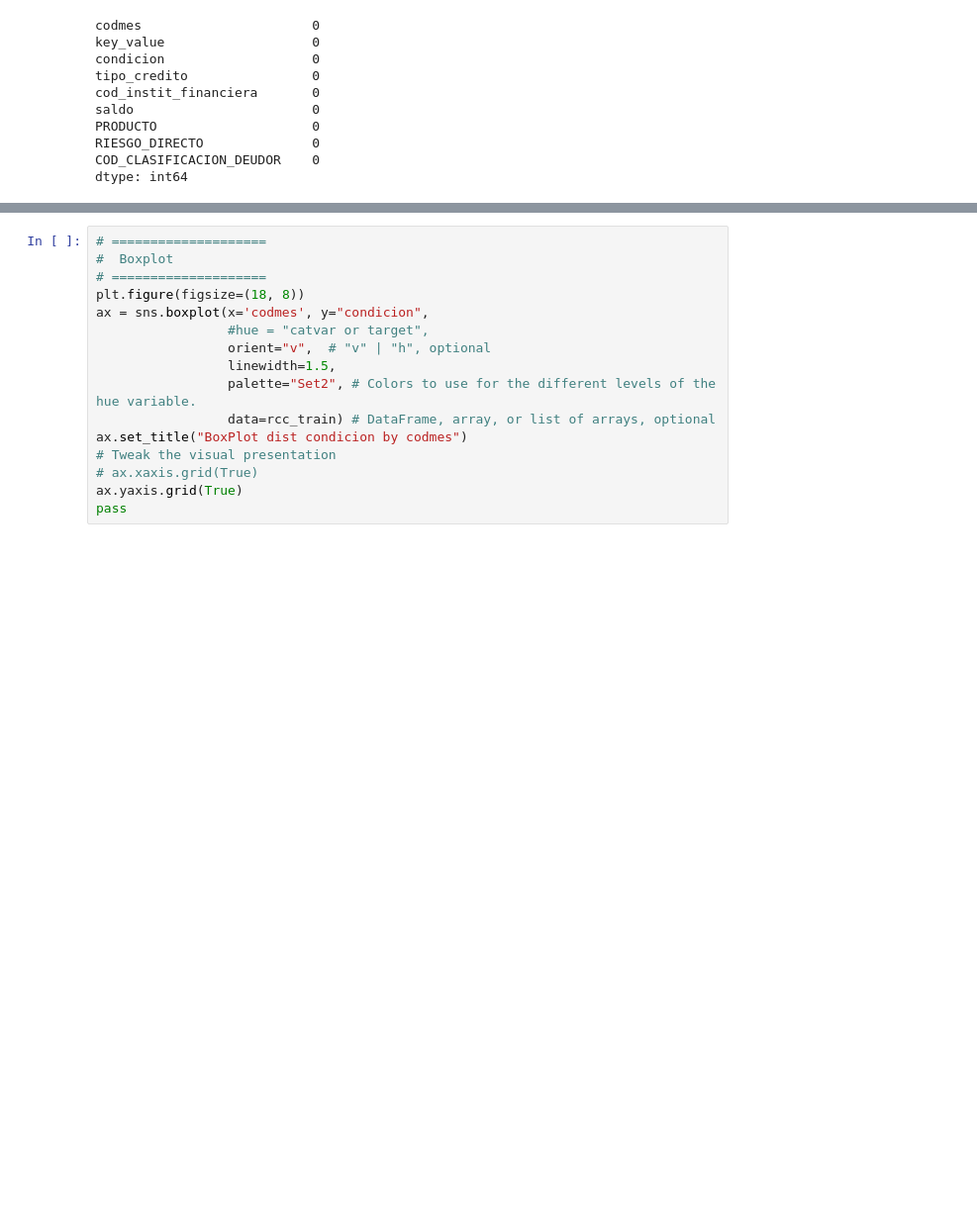
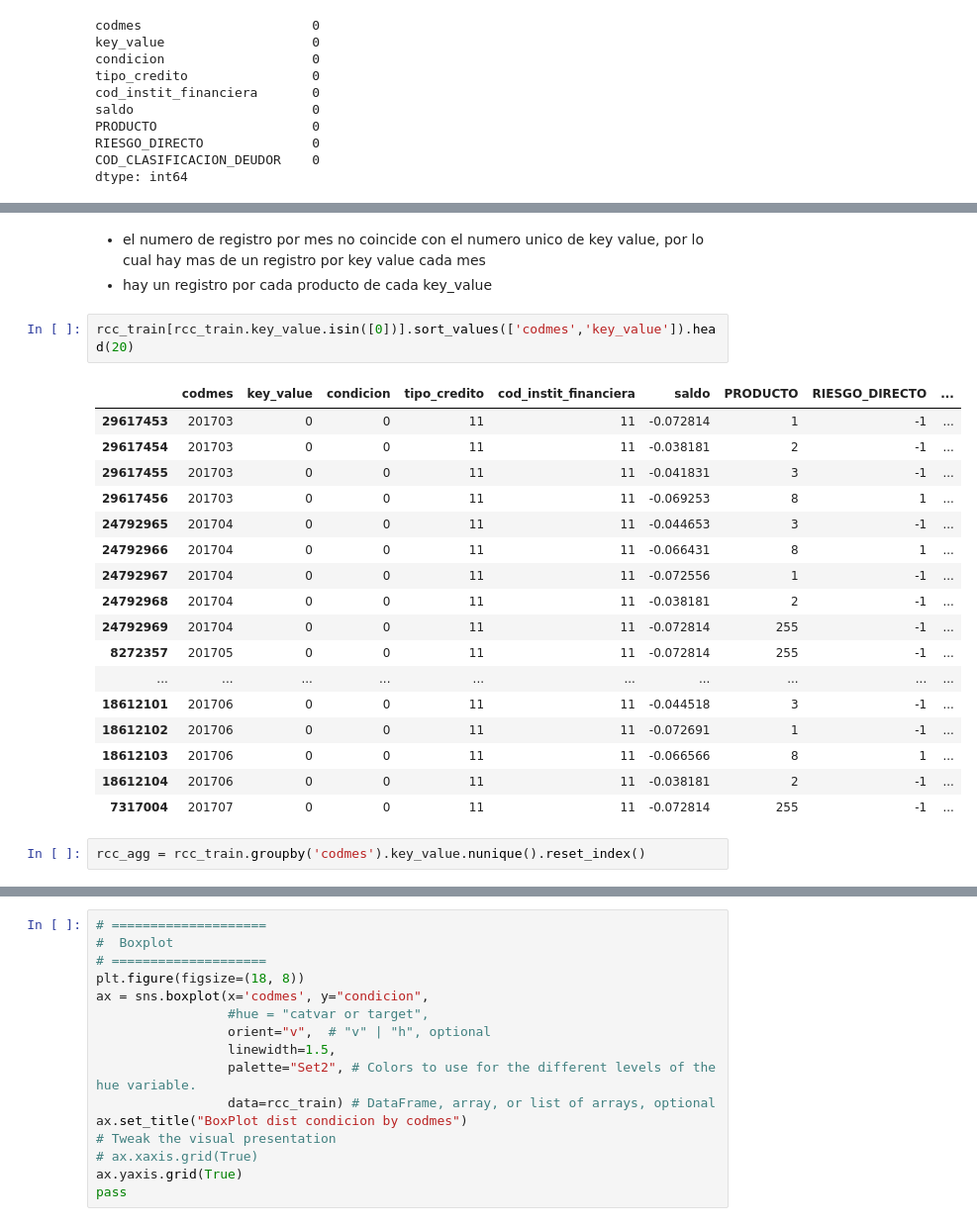
Before and after one commit to Guillin/interbank20, a Jupyter notebook: notebooks/visualization/eda.ipynb, the cells around one changed output, grey strips where cells are left out. Shown at 99% size. Saved outputs shown, nothing was run; the diff lists cells and outputs as text; blank space fills up the shorter version.

```diff
--- a/notebooks/visualization/eda.ipynb
+++ b/notebooks/visualization/eda.ipynb
@@ -163,0 +172,25 @@ dtype: int64
+# %% [markdown]
++ el numero de registro por mes no coincide con el numero unico de key value, por lo cual hay mas de un registro por key value cada mes
++ hay un registro por cada producto de cada key_value
+# %%
+rcc_train[rcc_train.key_value.isin([0])].sort_values(['codmes','key_value']).head(20)
+# %% [output]
+|  | codmes | key_value | condicion | tipo_credito | cod_instit_financiera | saldo | PRODUCTO | RIESGO_DIRECTO | ... |
+| 29617453 | 201703 | 0 | 0 | 11 | 11 | -0.072814 | 1 | -1 | ... |
+| 29617454 | 201703 | 0 | 0 | 11 | 11 | -0.038181 | 2 | -1 | ... |
+| 29617455 | 201703 | 0 | 0 | 11 | 11 | -0.041831 | 3 | -1 | ... |
+| 29617456 | 201703 | 0 | 0 | 11 | 11 | -0.069253 | 8 | 1 | ... |
+| 24792965 | 201704 | 0 | 0 | 11 | 11 | -0.044653 | 3 | -1 | ... |
+| 24792966 | 201704 | 0 | 0 | 11 | 11 | -0.066431 | 8 | 1 | ... |
+| 24792967 | 201704 | 0 | 0 | 11 | 11 | -0.072556 | 1 | -1 | ... |
+| 24792968 | 201704 | 0 | 0 | 11 | 11 | -0.038181 | 2 | -1 | ... |
+| 24792969 | 201704 | 0 | 0 | 11 | 11 | -0.072814 | 255 | -1 | ... |
+| 8272357 | 201705 | 0 | 0 | 11 | 11 | -0.072814 | 255 | -1 | ... |
+| ... | ... | ... | ... | ... | ... | ... | ... | ... | ... |
+| 18612101 | 201706 | 0 | 0 | 11 | 11 | -0.044518 | 3 | -1 | ... |
+| 18612102 | 201706 | 0 | 0 | 11 | 11 | -0.072691 | 1 | -1 | ... |
+| 18612103 | 201706 | 0 | 0 | 11 | 11 | -0.066566 | 8 | 1 | ... |
+| 18612104 | 201706 | 0 | 0 | 11 | 11 | -0.038181 | 2 | -1 | ... |
+| 7317004 | 201707 | 0 | 0 | 11 | 11 | -0.072814 | 255 | -1 | ... |
+# %%
+rcc_agg = rcc_train.groupby('codmes').key_value.nunique().reset_index()
```
Also changed, not shown: parts of 9 cells of this notebook.
